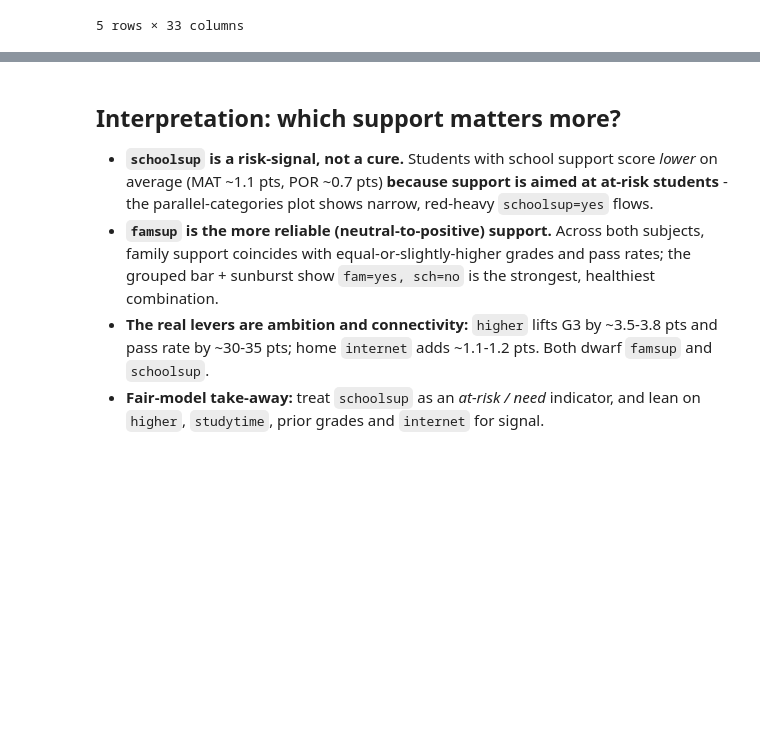
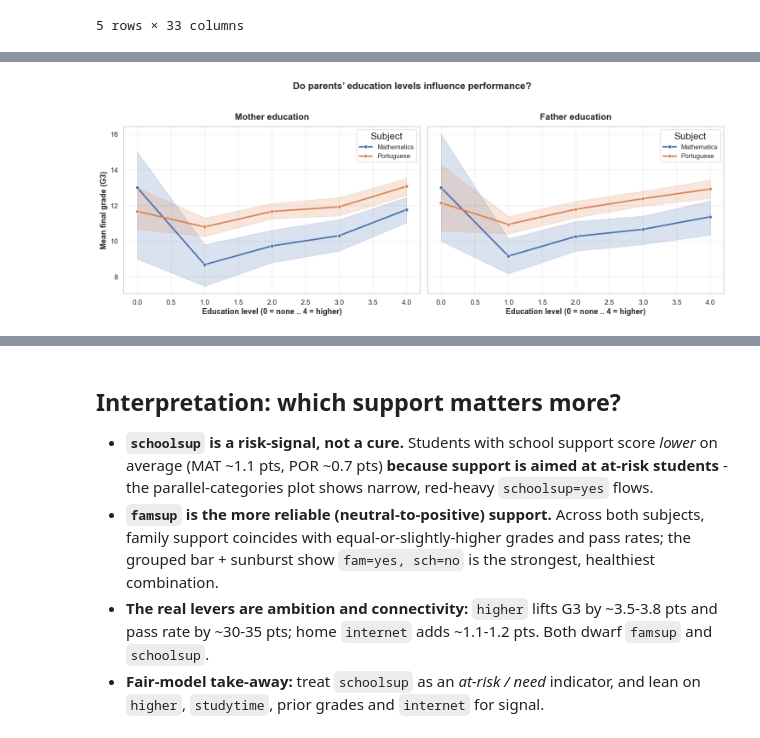
Before and after one commit to devmahbe/Fairness-Aware-and-Explainable-Machine-Learning-for-Student-Academic-Performance-Prediction, a Jupyter notebook: student_eda.ipynb, the cells around one changed output, grey strips where cells are left out. Cells and saved outputs as stored; diff of their text form; code cells hidden in the pictures; blank space fills up the shorter version.

```diff
--- a/student_eda.ipynb
+++ b/student_eda.ipynb
@@ -806,0 +136,14 @@ fig.show()
+# %%
+fig, axes = plt.subplots(1, 2, figsize=(15, 5.5), sharey=True)
+for ax, col, title in zip(axes, ('Medu', 'Fedu'), ('Mother education', 'Father education')):
+    for df, name in ((mat_df, 'Mathematics'), (por_df, 'Portuguese')):
+        sns.lineplot(data=df, x=col, y='G3', ax=ax, marker='o', lw=2.5,
+                     errorbar=('ci', 95), label=name)
+    style_ax(ax, 'Education level (0 = none .. 4 = higher)',
+             'Mean final grade (G3)', title)
+    ax.legend(title='Subject')
+fig.suptitle('Do parents\u2019 education levels influence performance?',
+             fontsize=16, fontweight='bold', y=1.03)
+fig.tight_layout(); plt.show()
+# %% [output]
+[figure, added]
```
Also changed, not shown: parts of 151 cells of this notebook.
